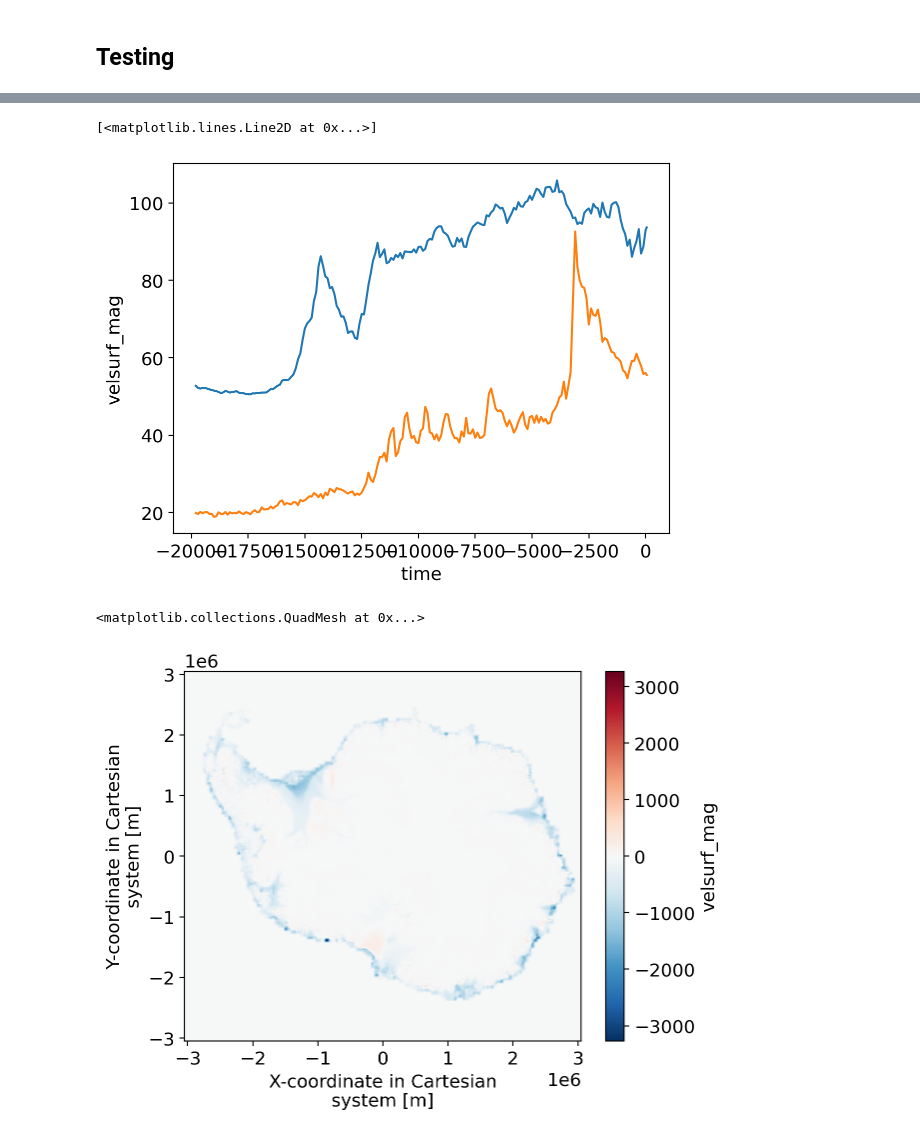
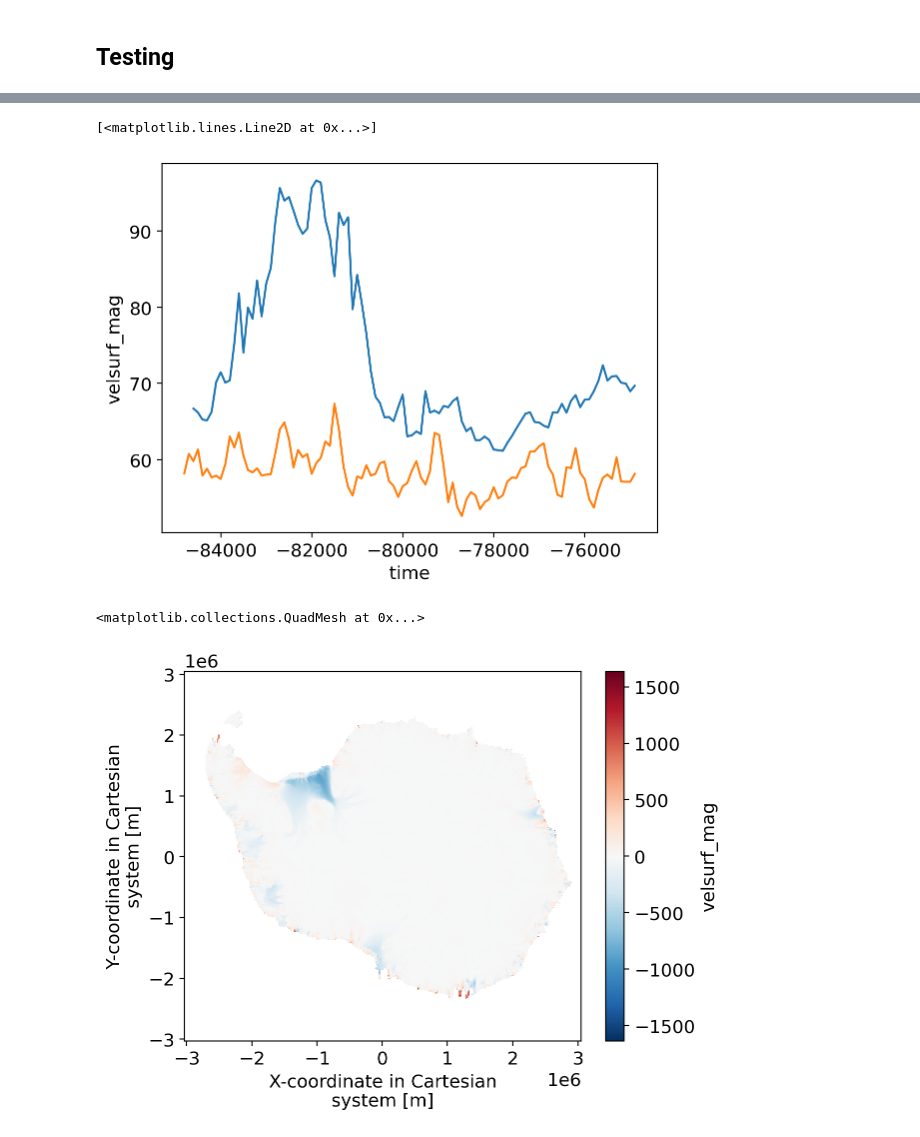
Before and after one commit to glugeorge/ML_2022_project, a Jupyter notebook: part1_CNN_LSTM.ipynb, the cells around one changed output, grey strips where cells are left out. Saved outputs shown, nothing was run; the diff lists cells and outputs as text; code cells hidden in the pictures.

```diff
--- a/part1_CNN_LSTM.ipynb
+++ b/part1_CNN_LSTM.ipynb
@@ -86,8 +117,8 @@ def custom_rmse(y_true, y_pred):
     custom_rmse(y_true, y_pred)
     calculates root square mean value with focusing only on the ocean
     """
-    y_pred = y_pred[(y_true != 0) & (y_true != 0.0)]
-    y_true = y_true[(y_true != 0) & (y_true != 0.0)]
+    y_pred = y_pred[y_true >=0]
+    y_true = y_true[y_true >=0]
 
     y_pred = tf.convert_to_tensor(y_pred)
     y_true = tf.cast(y_true, y_pred.dtype)
@@ -177,6 +207,11 @@ model.save(os.path.join(model_path,'CNN_model_1_member.h5'))
 # %% [markdown]
 ## Testing
 # %%
-model = load_model(os.path.join(model_path,'CNN_model_1_member.h5'),custom_objects={'custom_rmse':custom_rmse})
+model = load_model(os.path.join(model_path,'CNNLSTM_model_1_member.h5'),custom_objects={'custom_rmse':custom_rmse})
 # %%
-X_test_df = pd.DataFrame({"delta_T": input_test.delta_T.data},index=input_test.delta_T.coords['time'].data)
+y_test_pre = model.predict(X_test)
+y_test_pre = y_test_pre.reshape(y_test_pre.shape[0], 380, 380)
+y_test_pre = xr.Dataset(coords={'time': X_test_xr.time.values[slider-1:],
+                               'x': X_test_xr.x.values,
+                               'y': X_test_xr.y.values},
+                       data_vars=dict(velsurf_mag=(['time', 'y', 'x'], y_test_pre)))
@@ -230,0 +220,2 @@ Attributes:
+# %%
+y_test_pre = y_test_pre+output_test-output_test
@@ -231,11 +233,11 @@ Attributes:
 # %%
-y_test_pre_xr.velsurf_mag.mean(dim=['x','y']).plot()
-y_true.mean(dim=['x','y']).plot()
+y_test_pre.velsurf_mag.mean(dim=['x','y']).plot()
+output_test.velsurf_mag.mean(dim=['x','y']).plot()
 # %% [output]
 [<matplotlib.lines.Line2D at 0x...>]
-[figure, old version]
+[figure, new version]
 # %%
-(y_true-y_test_pre_xr.velsurf_mag).mean(dim='time').plot()
+(output_test.velsurf_mag-y_test_pre.velsurf_mag).mean(dim='time').plot()
 # %% [output]
 <matplotlib.collections.QuadMesh at 0x...>
-[figure, old version]
+[figure, new version]
```
Also changed, not shown: parts of 38 cells of this notebook, 12 other files.
